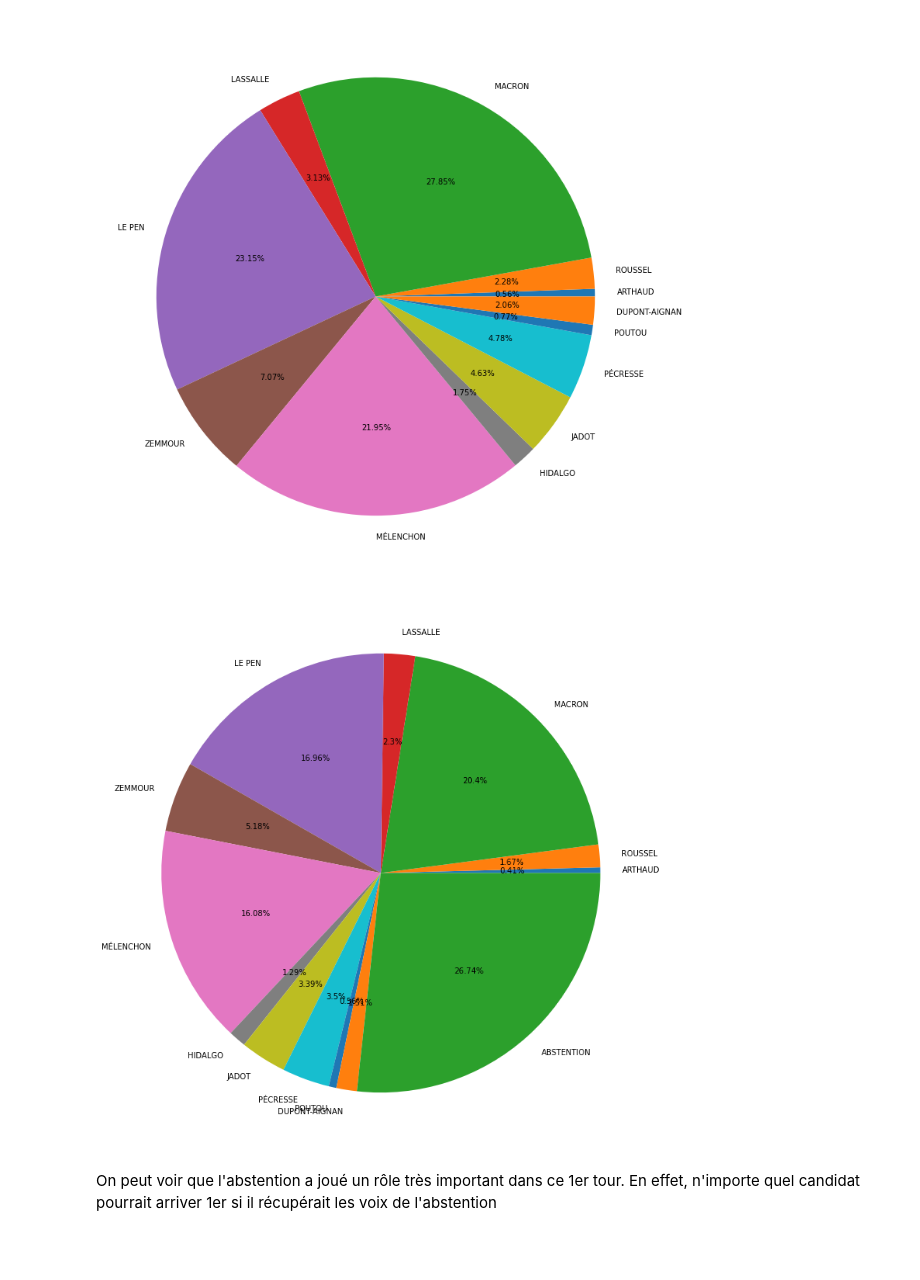
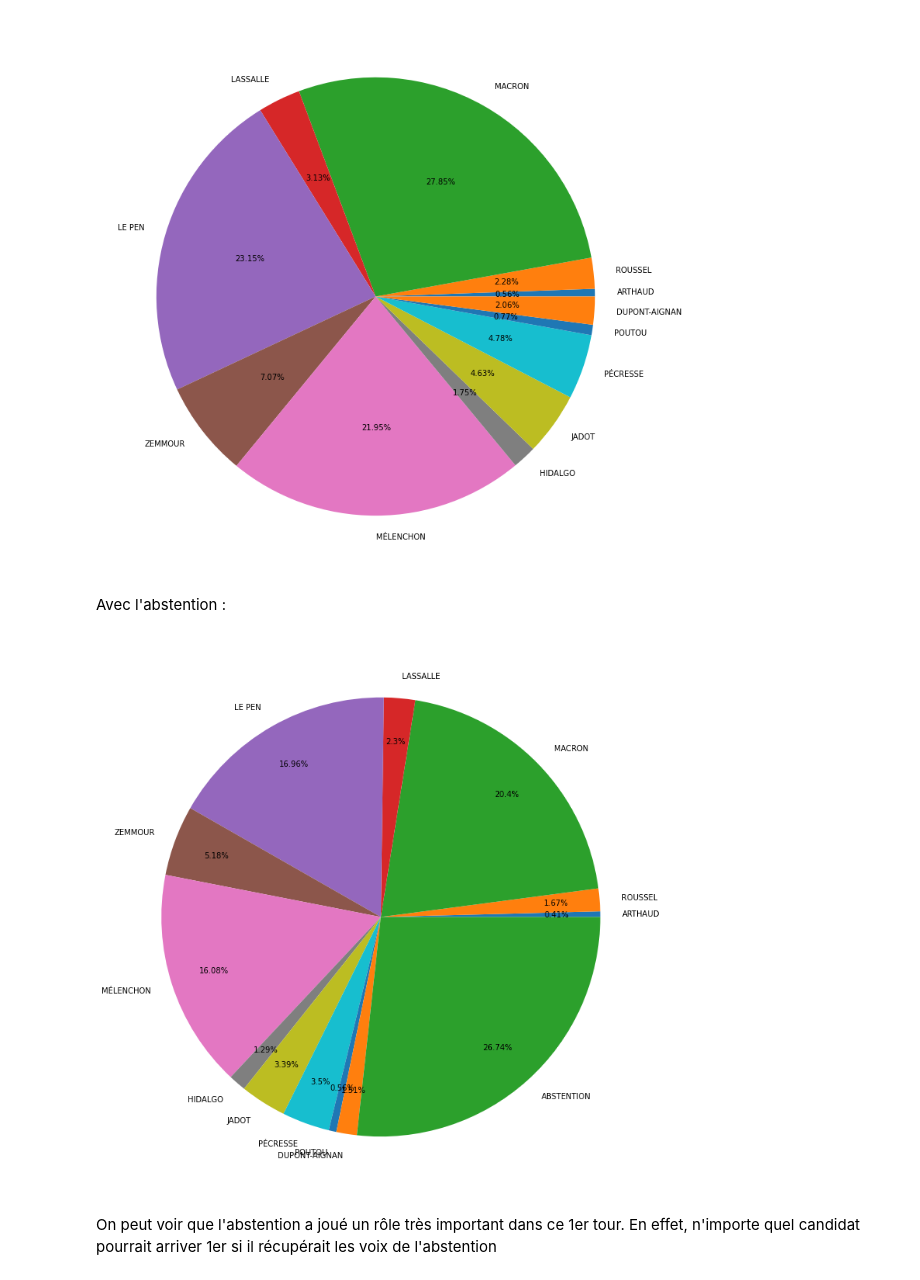
Before and after one commit to BaderEK/AnalyseDeDonnees, a Jupyter notebook: Groupe 2/Groupe 2/rendu.ipynb, the cells around one changed output. Cells and saved outputs as stored; diff of their text form; code cells hidden in the pictures; blank space fills up the shorter version.

```diff
--- a/Groupe 2/Groupe 2/rendu.ipynb
+++ b/Groupe 2/Groupe 2/rendu.ipynb
@@ -75,4 +81,6 @@ plt.rcParams["figure.figsize"] = [13, 13]
 plt.show()
 # %% [output]
 [figure]
+# %% [markdown]
+Avec l'abstention :
 # %%
@@ -83,11 +90,11 @@ np.sum(df['Voix.6']), np.sum(df['Voix.7']), np.sum(df['Voix.8']), np.sum(df['Voi
 label1 = [df['Nom.1'][0], df['Nom.2'][0], df['Nom.3'][0], df['Nom.4'][0], df['Nom.5'][0], df['Nom.6'][0], df['Nom.7'][0], df['Nom.8'][0],
 df['Nom.9'][0], df['Nom.10'][0], df['Nom.11'][0], df['Nom.12'][0], 'ABSTENTION']
 # %%
-camembert = plt.pie(voixCandidat1, labels=label1, normalize = True, autopct = lambda voixCandidat: str(round(voixCandidat, 2)) + '%')
+camembert = plt.pie(voixCandidat1, labels=label1, normalize = True, autopct = lambda voixCandidat: str(round(voixCandidat, 2)) + '%', pctdistance = 0.8, labeldistance = 1.1)
 plt.rcParams["figure.figsize"] = [13, 13]
 plt.show()
 # %% [output]
-[figure, old version]
+[figure, new version]
 # %% [markdown]
 On peut voir que l'abstention a joué un rôle très important dans ce 1er tour.
 En effet, n'importe quel candidat pourrait arriver 1er si il récupérait les voix de l'abstention
```
Also changed, not shown: parts of 4 cells of this notebook.
